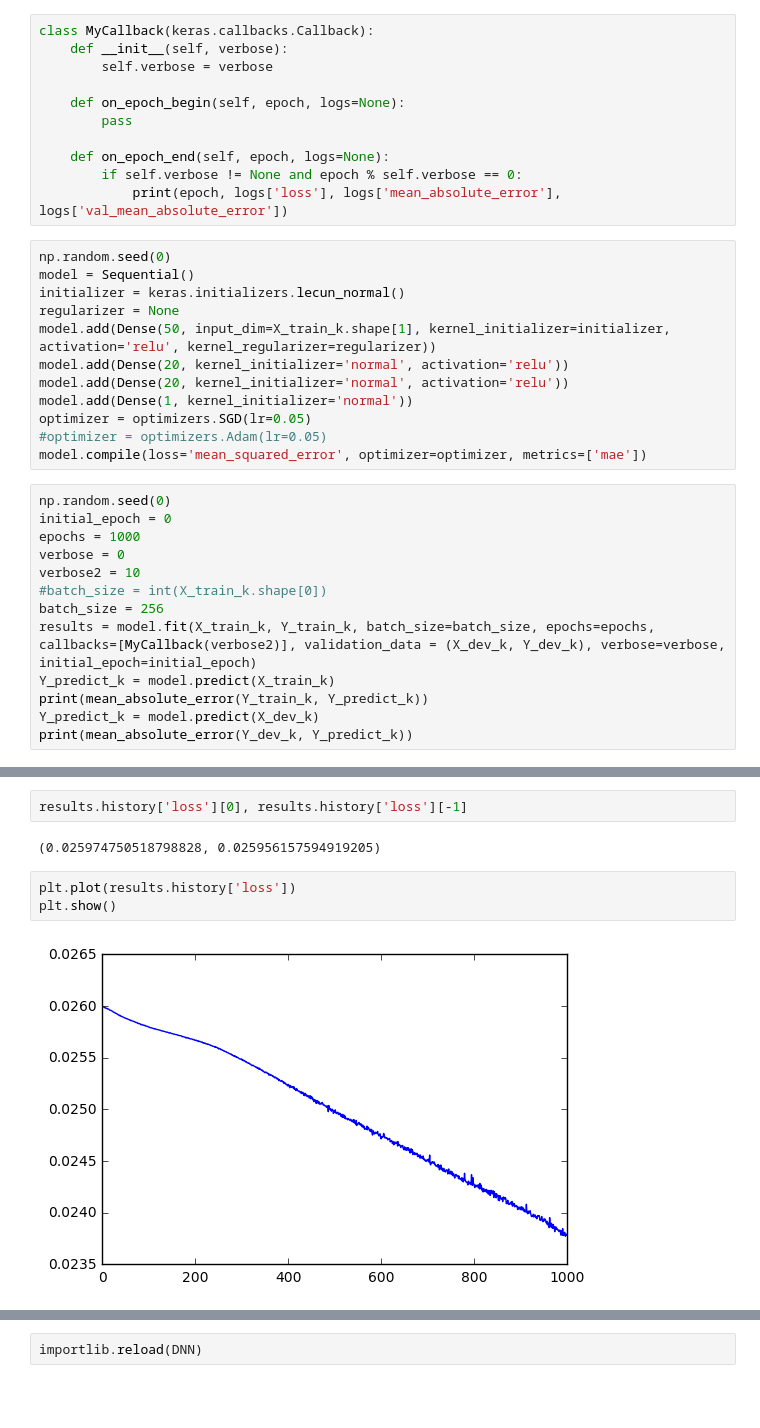
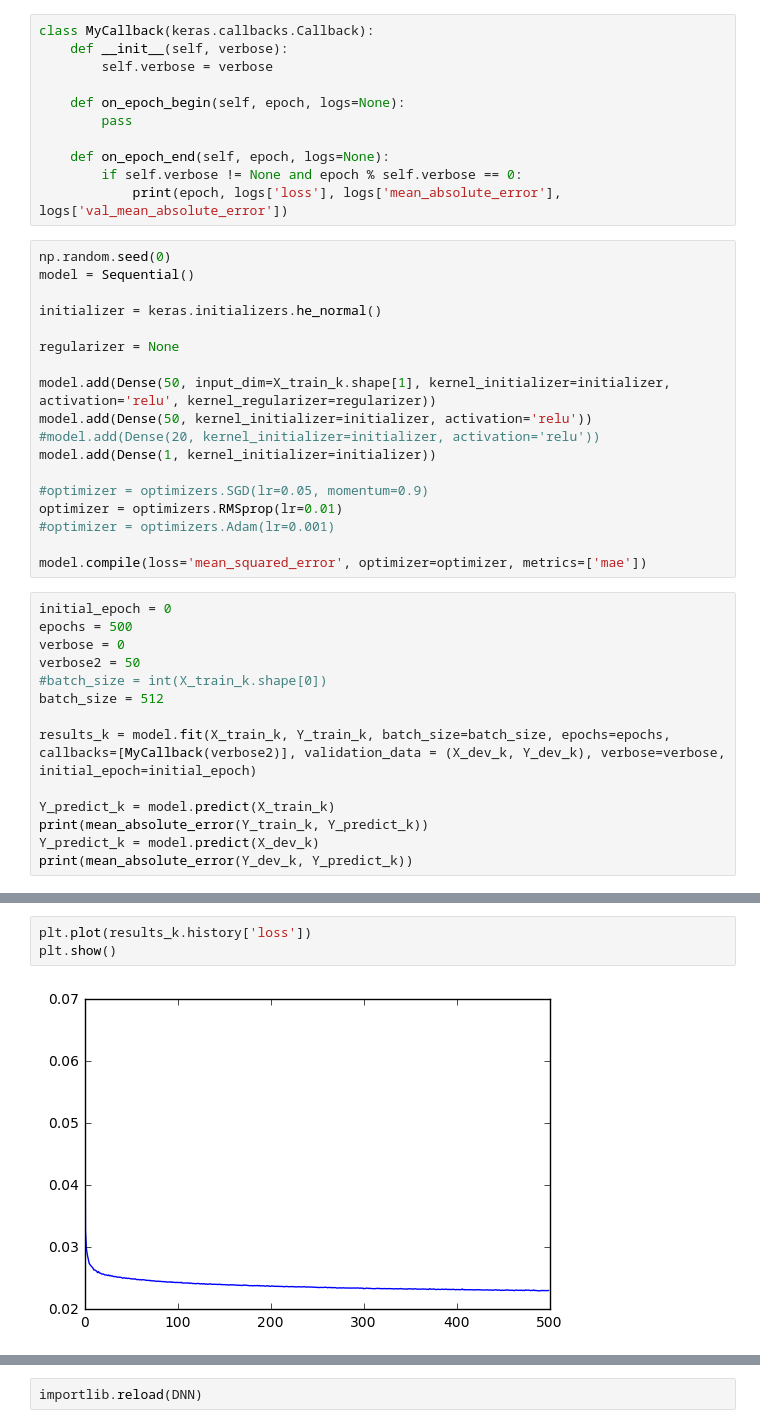
Before and after one commit to mircean/ML, a Jupyter notebook: DeepLearning/Zillow/Zillow.ipynb, the cells around one changed output, grey strips where cells are left out. Cells and saved outputs as stored; diff of their text form; blank space fills up the shorter version.

Commit message:
Add RMSProp, Adam

```diff
--- a/DeepLearning/Zillow/Zillow.ipynb
+++ b/DeepLearning/Zillow/Zillow.ipynb
@@ -148,24 +129,31 @@ class MyCallback(keras.callbacks.Callback):
 # %%
 np.random.seed(0)
 model = Sequential()
-initializer = keras.initializers.lecun_normal()
+
+initializer = keras.initializers.he_normal()
+
 regularizer = None
+
 model.add(Dense(50, input_dim=X_train_k.shape[1], kernel_initializer=initializer, activation='relu', kernel_regularizer=regularizer))
-model.add(Dense(20, kernel_initializer='normal', activation='relu'))
-model.add(Dense(20, kernel_initializer='normal', activation='relu'))
-model.add(Dense(1, kernel_initializer='normal'))
-optimizer = optimizers.SGD(lr=0.05)
-#optimizer = optimizers.Adam(lr=0.05)
+model.add(Dense(50, kernel_initializer=initializer, activation='relu'))
+#model.add(Dense(20, kernel_initializer=initializer, activation='relu'))
+model.add(Dense(1, kernel_initializer=initializer))
+
+#optimizer = optimizers.SGD(lr=0.05, momentum=0.9)
+optimizer = optimizers.RMSprop(lr=0.01)
+#optimizer = optimizers.Adam(lr=0.001)
+
 model.compile(loss='mean_squared_error', optimizer=optimizer, metrics=['mae'])
 # %%
-np.random.seed(0)
 initial_epoch = 0
-epochs = 1000
+epochs = 500
 verbose = 0
-verbose2 = 10
+verbose2 = 50
 #batch_size = int(X_train_k.shape[0])
-batch_size = 256
-results = model.fit(X_train_k, Y_train_k, batch_size=batch_size, epochs=epochs, callbacks=[MyCallback(verbose2)], validation_data = (X_dev_k, Y_dev_k), verbose=verbose, initial_epoch=initial_epoch)
+batch_size = 512
+
+results_k = model.fit(X_train_k, Y_train_k, batch_size=batch_size, epochs=epochs, callbacks=[MyCallback(verbose2)], validation_data = (X_dev_k, Y_dev_k), verbose=verbose, initial_epoch=initial_epoch)
+
 Y_predict_k = model.predict(X_train_k)
 print(mean_absolute_error(Y_train_k, Y_predict_k))
 Y_predict_k = model.predict(X_dev_k)
@@ -199,10 +190,6 @@ print(mean_absolute_error(Y_dev_k, Y_predict_k))
-# %%
-results.history['loss'][0], results.history['loss'][-1]
-# %% [output]
-(0.025974750518798828, 0.025956157594919205)
 # %%
-plt.plot(results.history['loss'])
+plt.plot(results_k.history['loss'])
 plt.show()
 # %% [output]
-[figure, old version]
+[figure, new version]
 # %%
```
Also changed, not shown: parts of 19 cells of this notebook, 7 other files.
